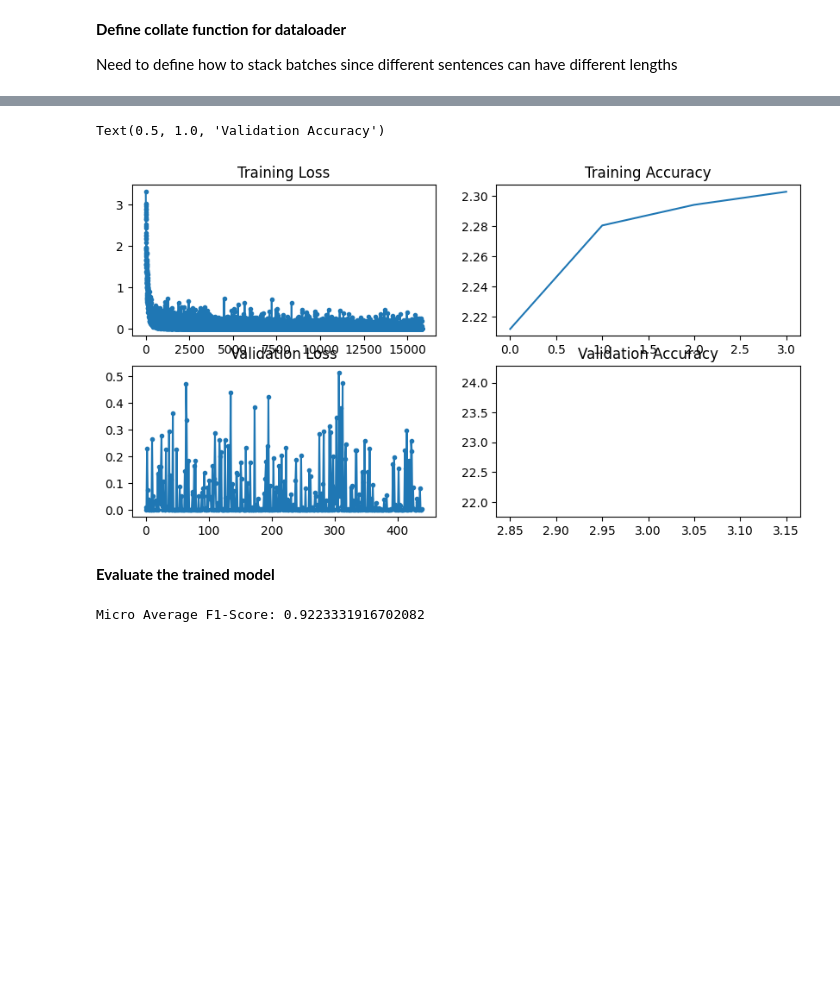
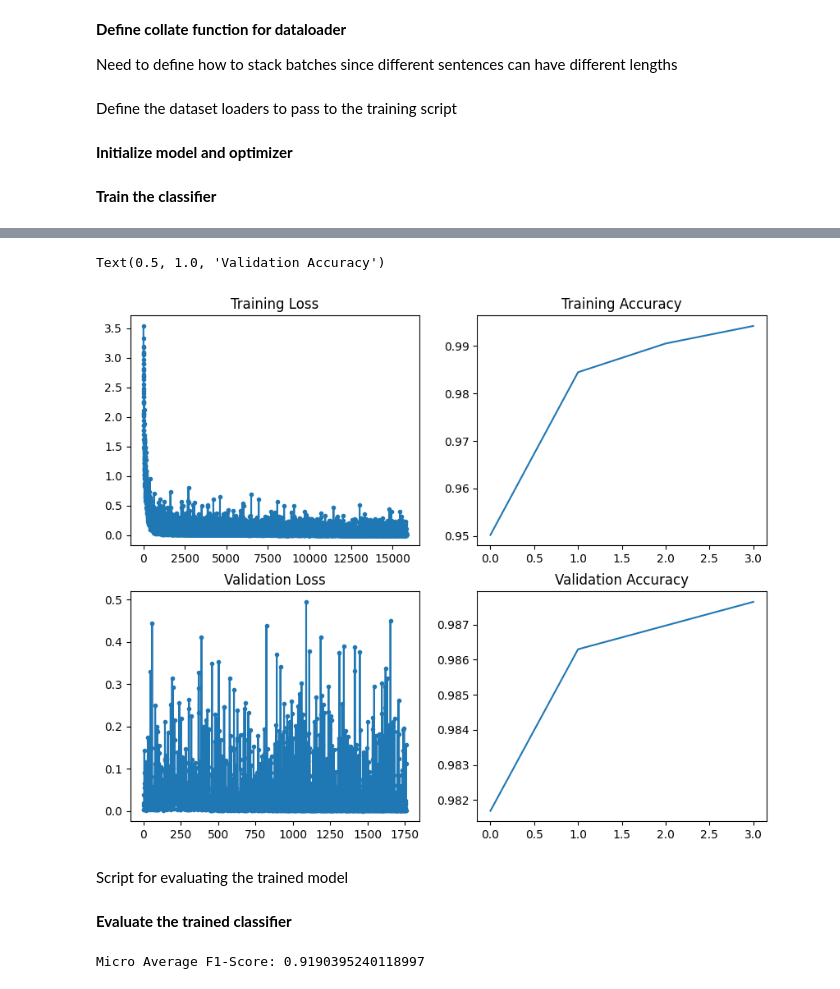
Before and after one commit to SagarParekh97/NLP-Fall-2023, a Jupyter notebook: Assignment 2/hw2_906466769.ipynb, the cells around one changed output, grey strips where cells are left out. Cells and saved outputs as stored; diff of their text form; code cells hidden in the pictures; blank space fills up the shorter version.

```diff
--- a/Assignment 2/hw2_906466769.ipynb
+++ b/Assignment 2/hw2_906466769.ipynb
@@ -221,6 +212,7 @@ def trainer(model, train_dataset_loader, dev_dataset_loader, optimizer, epochs,
     validation_loss = []
     validation_accuracy = []
     for e in range(epochs):
+        train_sample_count = 0
         correct_predictions = 0
         model.train()
         for data in tqdm(train_dataset_loader, leave=False):
@@ -237,14 +229,17 @@ def trainer(model, train_dataset_loader, dev_dataset_loader, optimizer, epochs,
                                     #  position_ids_e1=position_ids_e1, position_ids_e2=position_ids_e2)
             training_loss.append(loss.item())
             correct_predictions += torch.sum(prediction == targets).cpu().detach().numpy()
+            train_sample_count += len(targets)
 
             optimizer.zero_grad()
             loss.backward()
             optimizer.step()
 
-        training_accuracy.append((e, correct_predictions / len(train_dataset)))
+        training_accuracy.append((e, correct_predictions / train_sample_count))
 
         model.eval()
+        val_sample_count = 0
+        correct_predictions = 0
         for data in tqdm(dev_dataset_loader):
             ids = data['id'].to(device)
             masks = data['mask'].to(device)
@@ -253,7 +248,9 @@ def trainer(model, train_dataset_loader, dev_dataset_loader, optimizer, epochs,
             loss, prediction = model(ids, masks, targets)
             validation_loss.append(loss.item())
             correct_predictions += torch.sum(prediction == targets).cpu().detach().numpy()
-        validation_accuracy.append((e, correct_predictions / len(dev_dataset)))
+            val_sample_count += len(targets)
+
+        validation_accuracy.append((e, correct_predictions / val_sample_count))
 
         tqdm.write(f'Epoch: {e}, Training loss: {np.mean(training_loss)}, Training accuracy: {sum(list(zip(*training_accuracy))[1])},' \
                    f' Validation loss: {np.mean(validation_loss)}, Validation accuracy: {sum(list(zip(*validation_accuracy))[1])}')
@@ -277,6 +274,8 @@ def collate_fcn(batch):
     return {'id': torch.cat([x['id'] for x in batch], dim=0),
             'mask': torch.cat([x['mask'] for x in batch], dim=0),
             'target': torch.cat([x['target'] for x in batch], dim=0)}
+# %% [markdown]
+Define the dataset loaders to pass to the training script
 # %%
 params_dataLoader = {'batch_size': TRAINING_BATCH_SIZE,
                      'shuffle': True,
@@ -289,9 +288,13 @@ params_dataLoader_eval = {'batch_size': VAL_BATCH_SIZE,
                           'num_workers': 0,
                           'collate_fn': collate_fcn}
 dev_dataset_loader = torch.utils.data.DataLoader(dev_dataset, **params_dataLoader)
+# %% [markdown]
+**Initialize model and optimizer**
 # %%
 model = Classifier(dropout=DROPOUT, num_classes=NUM_CLASSES).to(device)
 optimizer = optim.Adam(model.parameters(), lr=LR)
+# %% [markdown]
+**Train the classifier**
 # %%
 load = all([os.path.exists(f'save_data/{f}') for f in ['model_checkpoint.pth', 'training_loss.json', 'training_accuracy.json']])
 
@@ -330,7 +333,7 @@ else:
     with open(fname, 'w') as f:
         json.dump(validation_accuracy, f)
 
-_, ax = plt.subplots(2, 2, figsize=(10, 5))
+_, ax = plt.subplots(2, 2, figsize=(10, 8))
 ax[0, 0].plot(training_loss, marker='.')
 ax[0, 0].set_title('Training Loss')
 ax[0, 1].plot(*zip(*training_accuracy))
@@ -347,5 +350,7 @@ Epoch: 3, Training loss: 0.06212598406851094, Training accuracy: 9.0899756737118
 Text(0.5, 1.0, 'Validation Accuracy')
-[figure, old version]
+[figure, new version]
+# %% [markdown]
+Script for evaluating the trained model
 # %%
 def eval(model, dataset_loader, params_dataLoader, device):
     y_pred = np.empty(0)
@@ -368,7 +373,7 @@ def eval(model, dataset_loader, params_dataLoader, device):
 
     return report
 # %% [markdown]
-**Evaluate the trained model**
+**Evaluate the trained classifier**
 # %%
 params_dataLoader_eval = {'batch_size': VAL_BATCH_SIZE,
                           'shuffle': False,
@@ -378,4 +383,4 @@ test_dataset_loader = torch.utils.data.DataLoader(test_dataset, **params_dataLoa
 
 test_report = eval(model, test_dataset_loader, params_dataLoader_eval, device)
 # %% [output]
-Micro Average F1-Score: 0.9223331916702082
+Micro Average F1-Score: 0.9190395240118997
```
Also changed, not shown: parts of 7 cells of this notebook, 6 other files.
